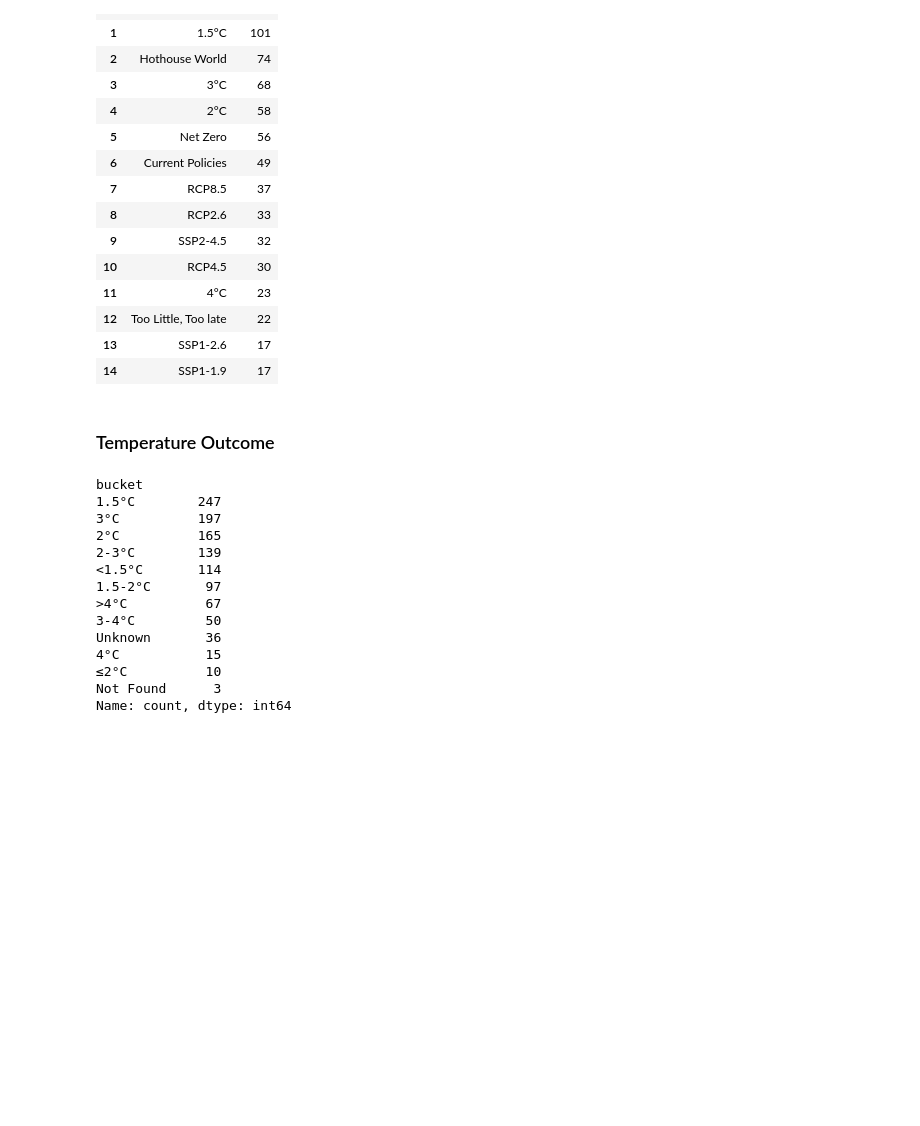
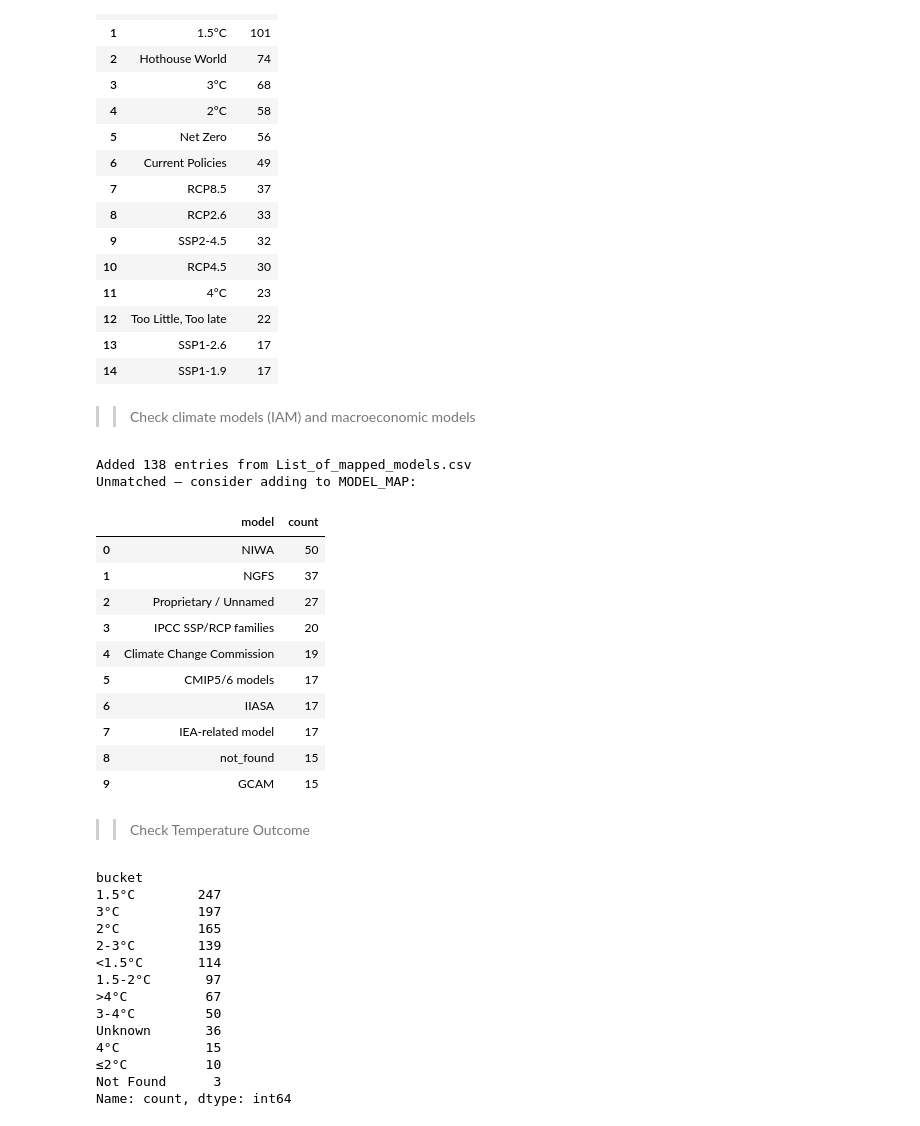
Before and after one commit to quyennguyen2201/LLM_climaterisk_2026, a Jupyter notebook: 00_scripts/3-rag_result.ipynb, the cells around one changed output. Saved outputs shown, nothing was run; the diff lists cells and outputs as text; code cells hidden in the pictures; blank space fills up the shorter version.

Commit message:
Update the RAG analysis
Update the RAG analysis

```diff
--- a/00_scripts/3-rag_result.ipynb
+++ b/00_scripts/3-rag_result.ipynb
@@ -29,12 +26,10 @@ from config_loader import load_config
 
 cfg          = load_config()
 BASE_DIR     = cfg['paths']['base_dir']
-PDF_FOLDER   = cfg['paths']['pdf_folder']
-ANALYSIS_DIR = cfg['paths']['analysis_dir']
-RESULTS_DIR  = cfg['paths']['rag_results_dir']
+INTERIM_FOLDER    = cfg['paths']['interim_folder']
+RAG_RESULTS_FOLDER  = cfg['paths']['rag_results_folder']
 FIG_FOLDER   = cfg['paths']['fig_folder']
-SELECTED_PDF_LIST = cfg['paths']['selected_pdf_list']
 
-print('PDF_FOLDER :', PDF_FOLDER)
-print('RESULTS_DIR:', RESULTS_DIR)
+print('INTERIM_FOLDER :', INTERIM_FOLDER)
+print('RAG_RESULTS_FOLDER:', RAG_RESULTS_FOLDER)
 print('FIG_FOLDER :', FIG_FOLDER)
@@ -168,7 +556,7 @@ correction_dict = {k.lower(): v.lower() for k, v in correction_dict.items()}
 # Compile all JSON results into a flat DataFrame
 records = []
 
-for json_file in sorted(Path(RESULTS_DIR).glob('*.json')):
+for json_file in sorted(Path(RAG_RESULTS_FOLDER).glob('*.json')):
     stem  = json_file.stem
     parts = stem.rsplit('_', 1)
     company_slug = parts[0]
@@ -204,7 +592,7 @@ llm_results = pd.merge(
                        right_on = ["file"])
 # Flag if it is included
 llm_results['llm_flag'] = np.where(llm_results['company_slug'].notna(), 1, 0)
-llm_results.to_csv(os.path.join(ANALYSIS_DIR, 'tables/Table03_RAG_results_compiled.csv'), index=False)
+llm_results.to_csv(os.path.join(FIG_FOLDER, 'Table03_RAG_results_compiled.csv'), index=False)
 print(f"Compiled {llm_results['llm_flag'].sum()} results")
 llm_results.head(3)
 # %% [output]
@@ -650,7 +780,56 @@ Added 154 entries from List_of_mapped_models.csv
 | 12 | Too Little, Too late | 22 |
 | 13 | SSP1-2.6 | 17 |
 | 14 | SSP1-1.9 | 17 |
+# %% [markdown]
+>> Check climate models (IAM) and macroeconomic models
+# %%
+# Mapped climate models
+additional_model = pd.read_csv(
+    os.path.join(INTERIM_FOLDER, 'List_of_mapped_models.csv'),
+    encoding='latin1'
+)
+
+# Additonal models
+additional_model = additional_model[
+    pd.notna(additional_model['model']) &
+    (additional_model['model'] != 'model') &
+    pd.notna(additional_model['Name'])
+].drop_duplicates(subset='Name')
+
+new_entries = {
+    re.escape(row['Name'].strip().lower()): row['model'].strip()
+    for _, row in additional_model.iterrows()
+    if row['Name'].strip().lower() not in MODEL_MAP  # don't overwrite existing patterns
+}
+MODEL_MAP.update(new_entries)
+print(f'Added {len(new_entries)} entries from List_of_mapped_models.csv')
+
+#Model check
+llm_results['Q16_models'] = llm_results['Q16_answer'].apply(extract_models, args=(MODEL_MAP, UNNAMED_MODEL_PATTERNS))
+q16_list = [m for models in llm_results['Q16_models'] for m in models]
+q16_counts = pd.DataFrame(Counter(q16_list).most_common(), columns=['model', 'count'])
+
+unmatched = [m for m in q16_list
+             if m not in MODEL_MAP.values() and m != 'Proprietary / Unnamed']
+print('Unmatched — consider adding to MODEL_MAP:')
+pd.Series(unmatched).value_counts().to_csv(os.path.join(FIG_FOLDER, 'List_of_unmatched_model.csv'))
+#Print model list
+q16_counts.head(10)
+# %% [output]
+Added 138 entries from List_of_mapped_models.csv
+Unmatched — consider adding to MODEL_MAP:
+|  | model | count |
+| 0 | NIWA | 50 |
+| 1 | NGFS | 37 |
+| 2 | Proprietary / Unnamed | 27 |
+| 3 | IPCC SSP/RCP families | 20 |
+| 4 | Climate Change Commission | 19 |
+| 5 | CMIP5/6 models | 17 |
+| 6 | IIASA | 17 |
+| 7 | IEA-related model | 17 |
+| 8 | not_found | 15 |
+| 9 | GCAM | 15 |
 # %% [markdown]
-### Temperature Outcome
+>> Check Temperature Outcome
 # %%
 # Scenario list
```
Also changed, not shown: parts of 31 cells of this notebook, 5 other files.
